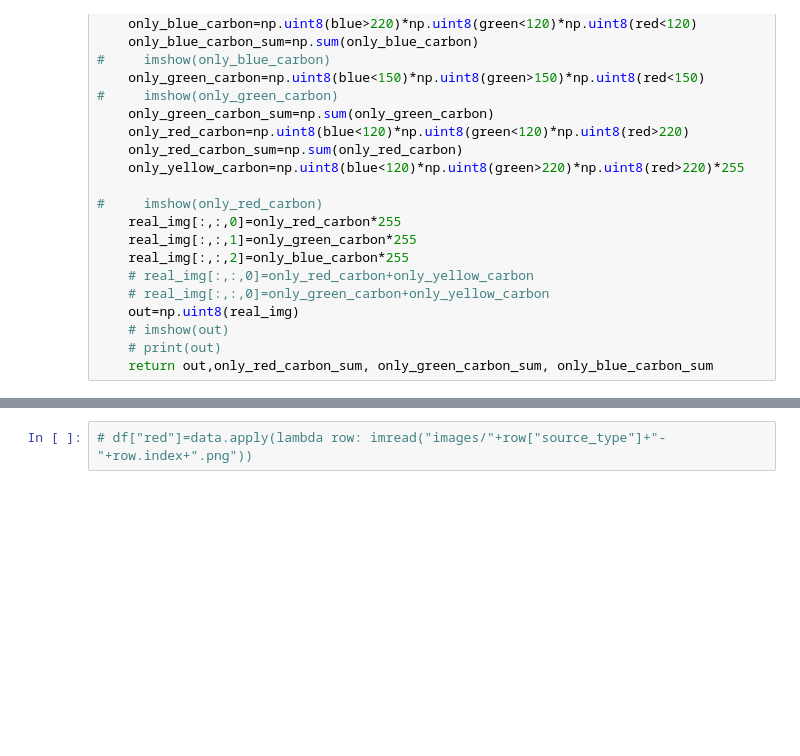
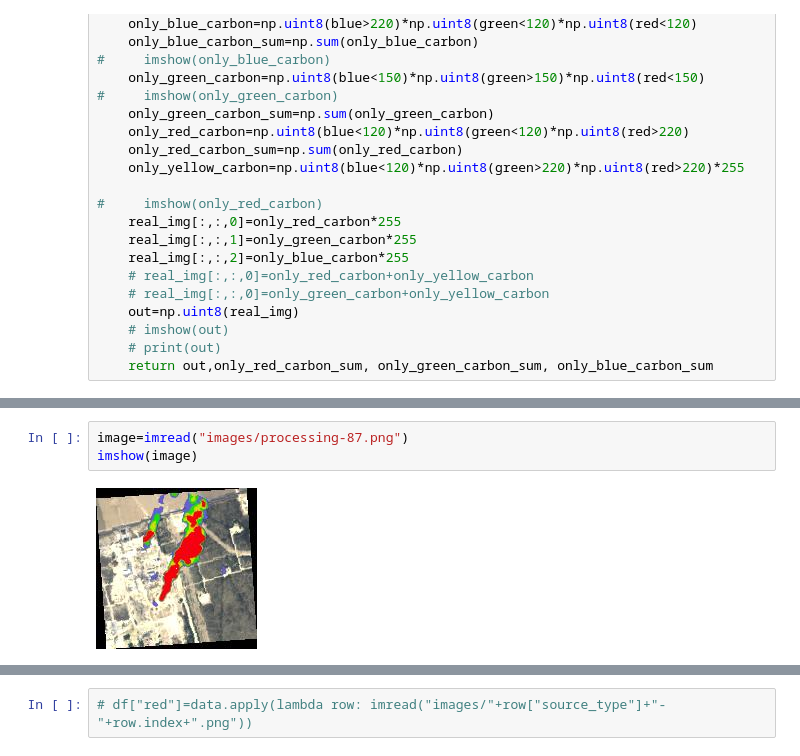
Before and after one commit to That1Panda/Carbon-Detector, a Jupyter notebook: Carbon.ipynb, the cells around one changed output, grey strips where cells are left out. Drawn from its saved outputs; the diff is of its cells as text; blank space fills up the shorter version.

```diff
--- a/Carbon.ipynb
+++ b/Carbon.ipynb
@@ -86,0 +103,5 @@ def flare_extractor(img):
+# %%
+image=imread("images/processing-87.png")
+imshow(image)
+# %% [output]
+[figure, added]
```
Also changed, not shown: parts of 16 cells of this notebook.
